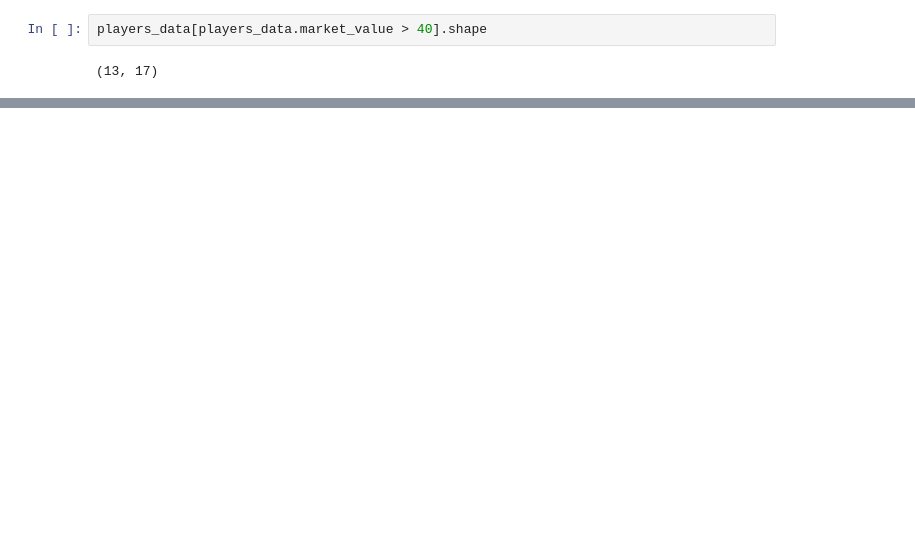
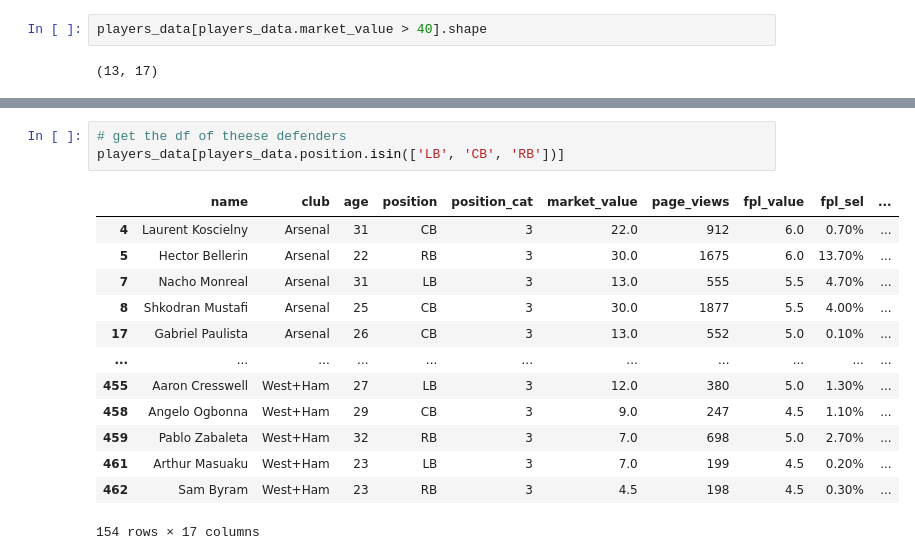
Before and after one commit to momchilantonov/ultimate_pandas_bootcamp, a Jupyter notebook: lectures/DataFrames in Depth.ipynb, the cells around one changed output, grey strips where cells are left out. Cells and saved outputs as stored; diff of their text form; blank space fills up the shorter version.

```diff
--- a/lectures/DataFrames in Depth.ipynb
+++ b/lectures/DataFrames in Depth.ipynb
@@ -108,0 +138,17 @@ players_data[players_data.market_value > 40].shape
+# %%
+# get the df of theese defenders
+players_data[players_data.position.isin(['LB', 'CB', 'RB'])]
+# %% [output]
+|  | name | club | age | position | position_cat | market_value | page_views | fpl_value | fpl_sel | ... |
+| 4 | Laurent Koscielny | Arsenal | 31 | CB | 3 | 22.0 | 912 | 6.0 | 0.70% | ... |
+| 5 | Hector Bellerin | Arsenal | 22 | RB | 3 | 30.0 | 1675 | 6.0 | 13.70% | ... |
+| 7 | Nacho Monreal | Arsenal | 31 | LB | 3 | 13.0 | 555 | 5.5 | 4.70% | ... |
+| 8 | Shkodran Mustafi | Arsenal | 25 | CB | 3 | 30.0 | 1877 | 5.5 | 4.00% | ... |
+| 17 | Gabriel Paulista | Arsenal | 26 | CB | 3 | 13.0 | 552 | 5.0 | 0.10% | ... |
+| ... | ... | ... | ... | ... | ... | ... | ... | ... | ... | ... |
+| 455 | Aaron Cresswell | West+Ham | 27 | LB | 3 | 12.0 | 380 | 5.0 | 1.30% | ... |
+| 458 | Angelo Ogbonna | West+Ham | 29 | CB | 3 | 9.0 | 247 | 4.5 | 1.10% | ... |
+| 459 | Pablo Zabaleta | West+Ham | 32 | RB | 3 | 7.0 | 698 | 5.0 | 2.70% | ... |
+| 461 | Arthur Masuaku | West+Ham | 23 | LB | 3 | 7.0 | 199 | 4.5 | 0.20% | ... |
+| 462 | Sam Byram | West+Ham | 23 | RB | 3 | 4.5 | 198 | 4.5 | 0.30% | ... |
+154 rows × 17 columns
```
Also changed, not shown: parts of 10 cells of this notebook, 1 other file.
